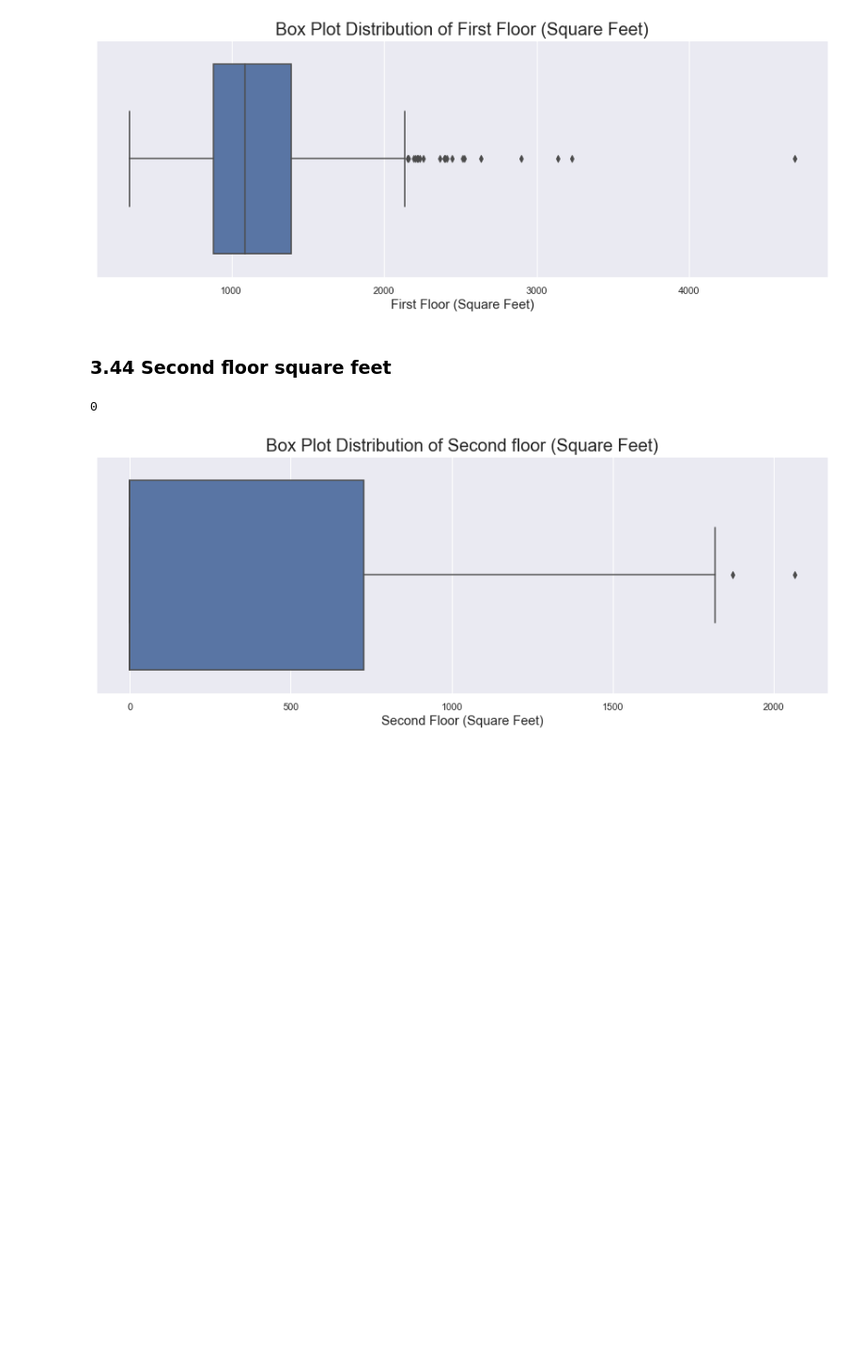
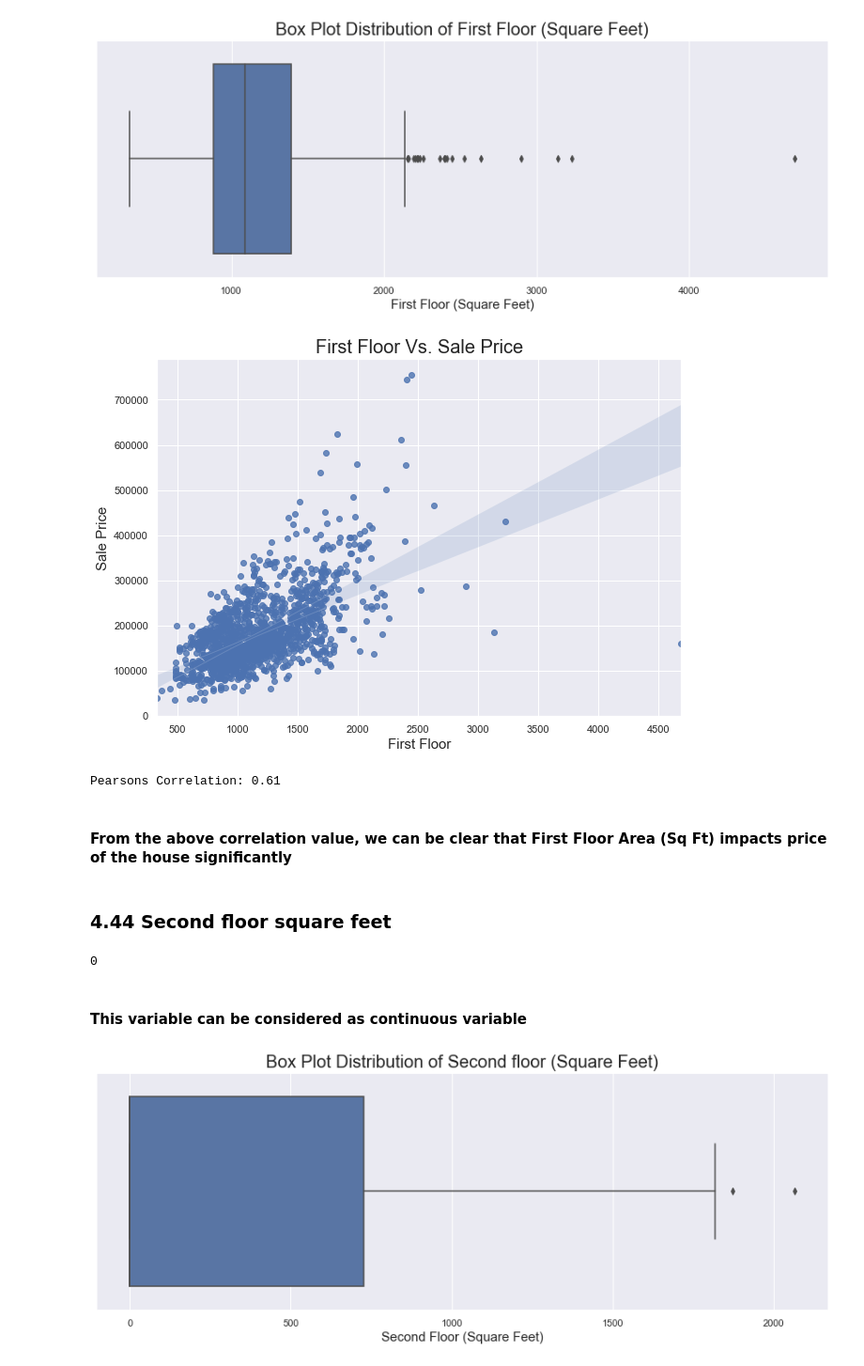
Before and after one commit to akshaykadam100/Housing-Price-Calculator, a Jupyter notebook: V1.ipynb, the cells around one changed output. Shown at 94% size. Drawn from its saved outputs; the diff is of its cells as text; code cells hidden in the pictures; blank space fills up the shorter version.

```diff
--- a/V1.ipynb
+++ b/V1.ipynb
@@ -1477,12 +1506,25 @@ plot_box_plot_from_series(data=raw_data['1stFlrSF'],
                           x_axis_label='First Floor (Square Feet)')
 # %% [output]
 [figure]
+# %%
+plot_reg_graph_from_series(x_data=raw_data['1stFlrSF'], y_data=raw_data.SalePrice, plot_title='First Floor Vs. Sale Price',
+                           x_axis_label='First Floor', y_axis_label='Sale Price')
+# %% [output]
+[figure, added]
+# %%
+print('Pearsons Correlation: %.2f' % np.corrcoef(raw_data['1stFlrSF'], raw_data.SalePrice)[0,1])
+# %% [output]
+Pearsons Correlation: 0.61
+# %% [markdown]
+#### From the above correlation value, we can be clear that First Floor Area (Sq Ft) impacts price of the house significantly
 # %% [markdown]
-### 3.44 Second floor square feet
+### 4.44 Second floor square feet
 # %%
 raw_data['2ndFlrSF'].isna().sum()
 # %% [output]
 0
+# %% [markdown]
+#### This variable can be considered as continuous variable
 # %%
 plot_box_plot_from_series(data=raw_data['2ndFlrSF'],
                           plot_title='Box Plot Distribution of Second floor (Square Feet)',
```
Also changed, not shown: parts of 244 cells of this notebook, 3 other files.
